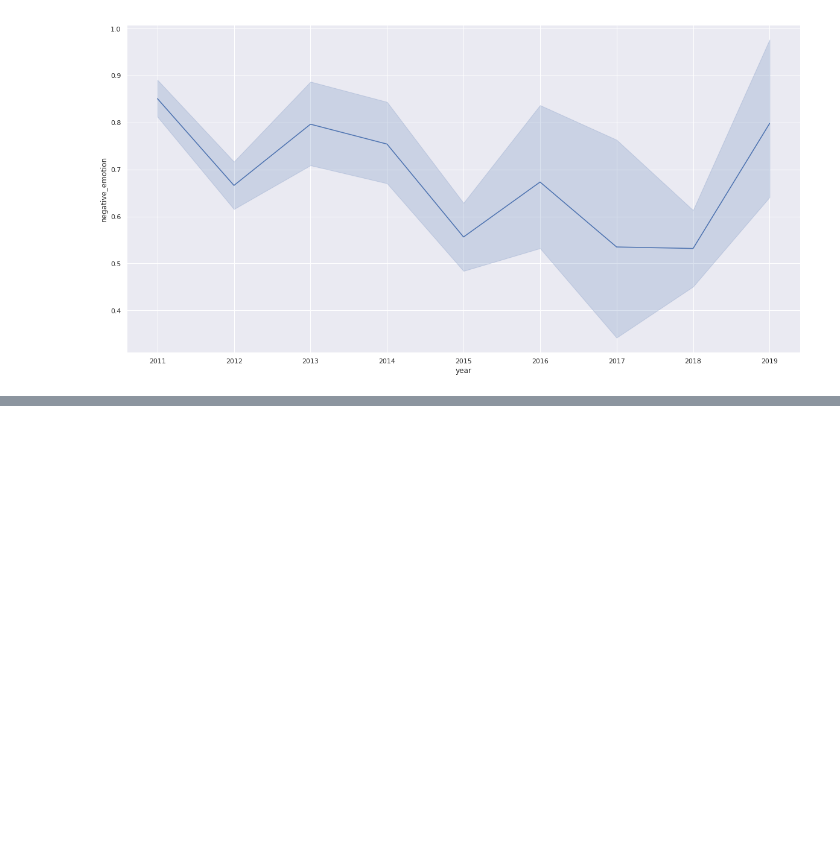
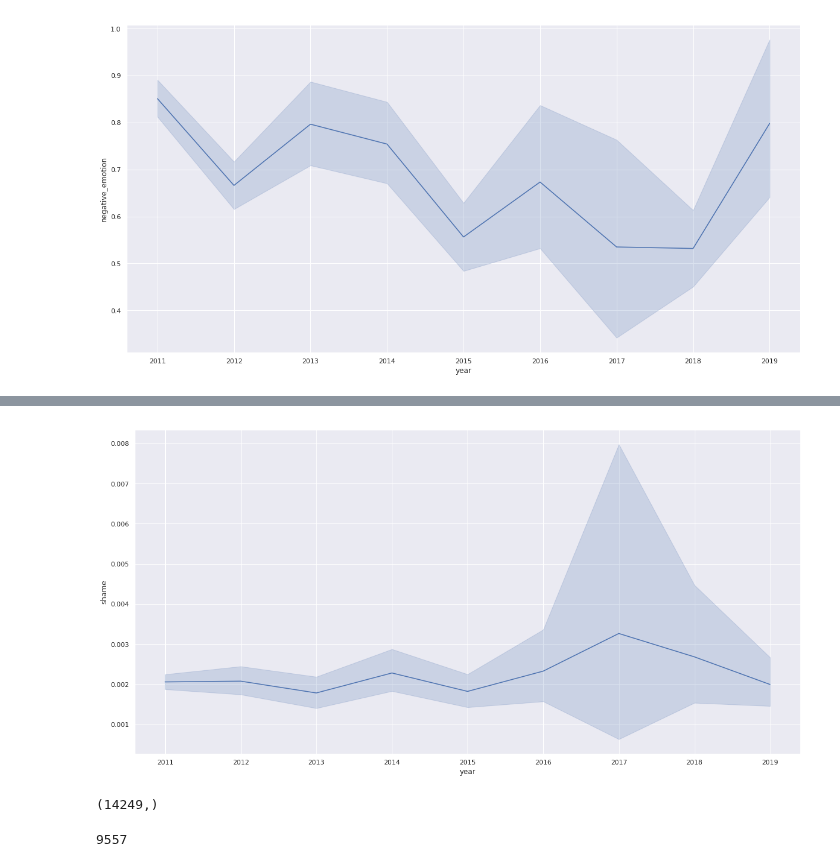
Before and after one commit to EmanuelHappy/Data-Science, a Jupyter notebook: _PushshiftReddit/empath.ipynb, the cells around one changed output, grey strips where cells are left out. Saved outputs shown, nothing was run; the diff lists cells and outputs as text; code cells hidden in the pictures; blank space fills up the shorter version.

```diff
--- a/_PushshiftReddit/empath.ipynb
+++ b/_PushshiftReddit/empath.ipynb
@@ -268,0 +281,8 @@ plt.show()
+# %%
+import pandas as pd
+import matplotlib.pyplot as plt
+import seaborn as sns
+sns.set()
+# %%
+sub = "Masculism"
+df = pd.read_csv(f'./data/reddit/cm/{sub}_comments.csv')
@@ -268,0 +350,7 @@ plt.show()
+# %%
+plt.figure(figsize=(20,10))
+ax = sns.lineplot(x="year", y="shame", data=df)
+ax.set(xticks=list(df["year"].drop_duplicates()))
+plt.show()
+# %% [output]
+[figure, added]
@@ -268,0 +359,8 @@ plt.show()
+# %%
+b.shape
+# %% [output]
+(14249,)
+# %%
+len(b.drop_duplicates())
+# %% [output]
+9557
```
Also changed, not shown: parts of 16 cells of this notebook, 3 other files.
